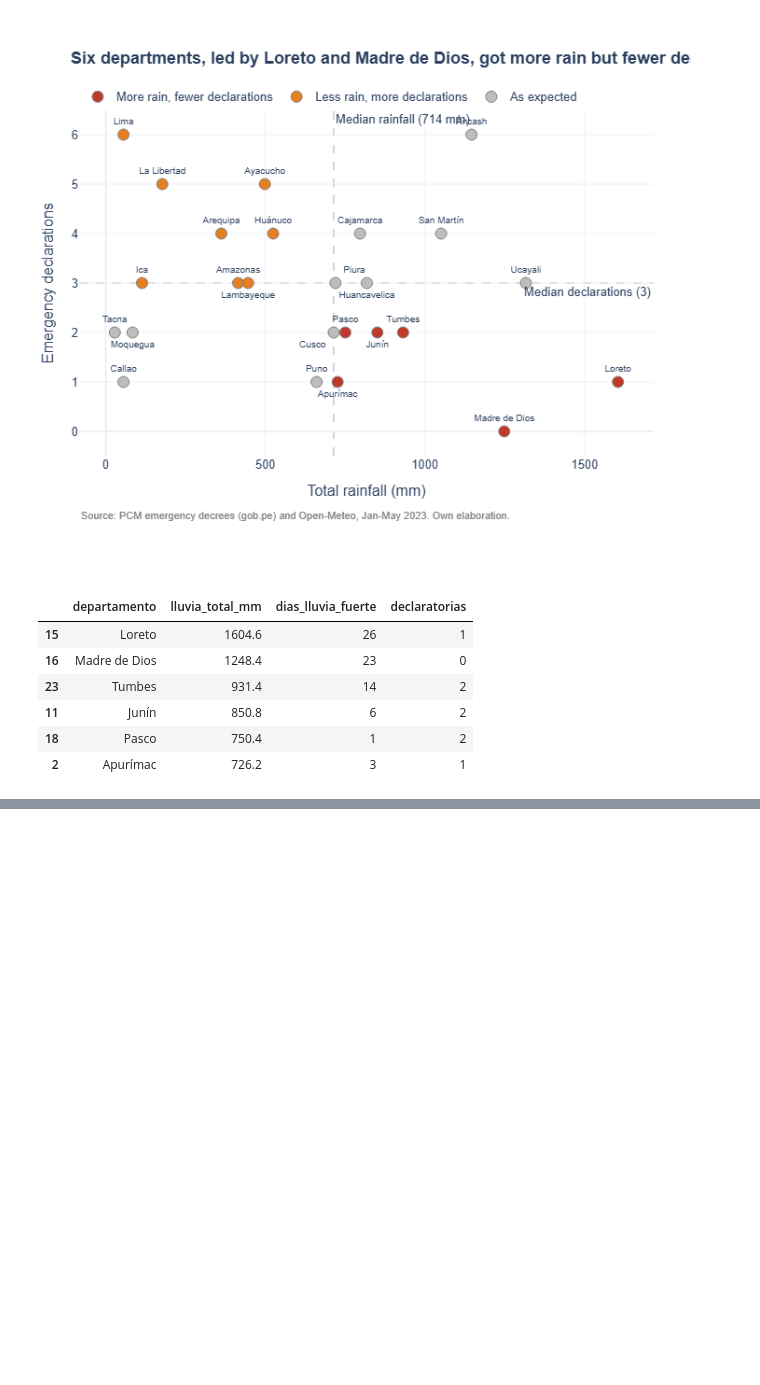
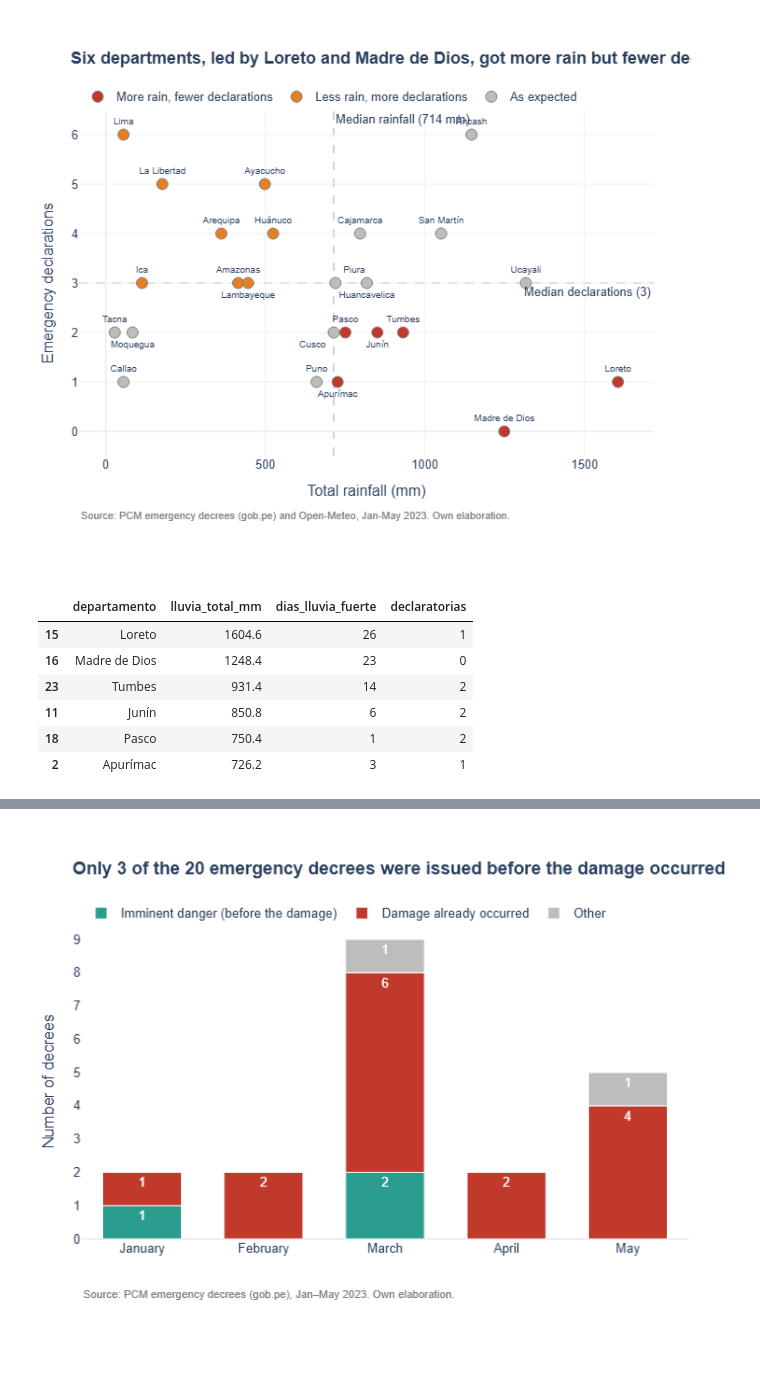
Before and after one commit to rodnm/Python-G2, a Jupyter notebook: assignment_3/01_visualizacion.ipynb, the cells around one changed output, grey strips where cells are left out. Cells and saved outputs as stored; diff of their text form; code cells hidden in the pictures; blank space fills up the shorter version.

Commit message:
feat(assignment_3): add extra chart of decrees by month and reason
Part of #21

```diff
--- a/assignment_3/01_visualizacion.ipynb
+++ b/assignment_3/01_visualizacion.ipynb
@@ -299,0 +306,16 @@ tabla[tabla["grupo"] == "More rain, fewer declarations"].sort_values("lluvia_tot
+# %%
+decretos = pd.read_csv("datos/decretos_lluvias.csv", encoding="utf-8-sig")
+
+# Take the month name from "Publicado: 13 de enero de 2023" and translate it
+meses = {"enero": "January", "febrero": "February", "marzo": "March",
+         "abril": "April", "mayo": "May"}
+decretos["mes"] = decretos["fecha"].str.extract(r"de (\w+) de")[0].map(meses)
+
+# Translate the reason of each decree for the chart
+motivos = {"peligro inminente": "Imminent danger (before the damage)",
+           "impacto de daños": "Damage already occurred",
+           "otro": "Other"}
+decretos["motivo_en"] = decretos["motivo"].map(motivos)
+
+por_mes = decretos.groupby(["mes", "motivo_en"]).size().reset_index(name="decretos")
+por_mes
@@ -299,0 +333,28 @@ tabla[tabla["grupo"] == "More rain, fewer declarations"].sort_values("lluvia_tot
+# %%
+fig = px.bar(por_mes, x="mes", y="decretos", color="motivo_en", text_auto=True,
+             category_orders={"mes": list(meses.values()),
+                              "motivo_en": list(motivos.values())},
+             color_discrete_map={"Imminent danger (before the damage)": "#2a9d8f",
+                                 "Damage already occurred": "#c0392b",
+                                 "Other": "#bdbdbd"},
+             labels={"mes": "", "decretos": "Number of decrees", "motivo_en": ""},
+             title="<b>Only 3 of the 20 emergency decrees were issued before the damage occurred</b>",
+             height=550)
+fig.update_traces(marker_line=dict(width=1, color="white"), textfont_color="white")
+fig.update_layout(
+    template="plotly_white",
+    font=dict(family="Arial", size=13),
+    title_font_size=18,
+    bargap=0.35,
+    legend=dict(orientation="h", y=1.08, x=0),
+    yaxis=dict(showgrid=False, dtick=1),
+    margin=dict(l=10, r=40, t=100, b=130),
+    annotations=[dict(
+        text="Source: PCM emergency decrees (gob.pe), Jan–May 2023. Own elaboration.",
+        showarrow=False, xref="paper", yref="paper",
+        x=0, y=-0.15, yanchor="top", font=dict(size=11, color="gray"),
+    )],
+)
+fig.show()
+# %% [output]
+[figure, added]
```
Also changed, not shown: parts of 2 cells of this notebook.
